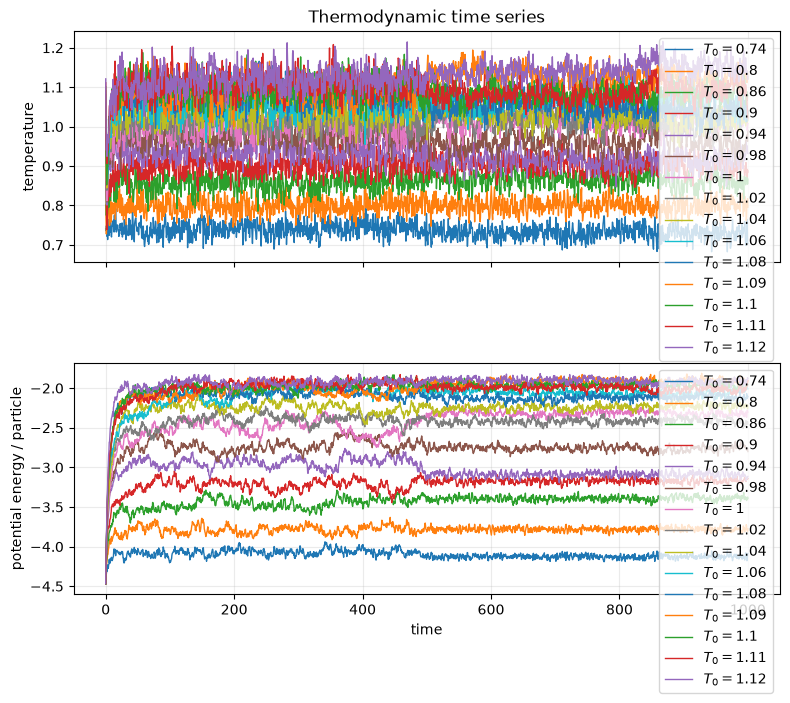
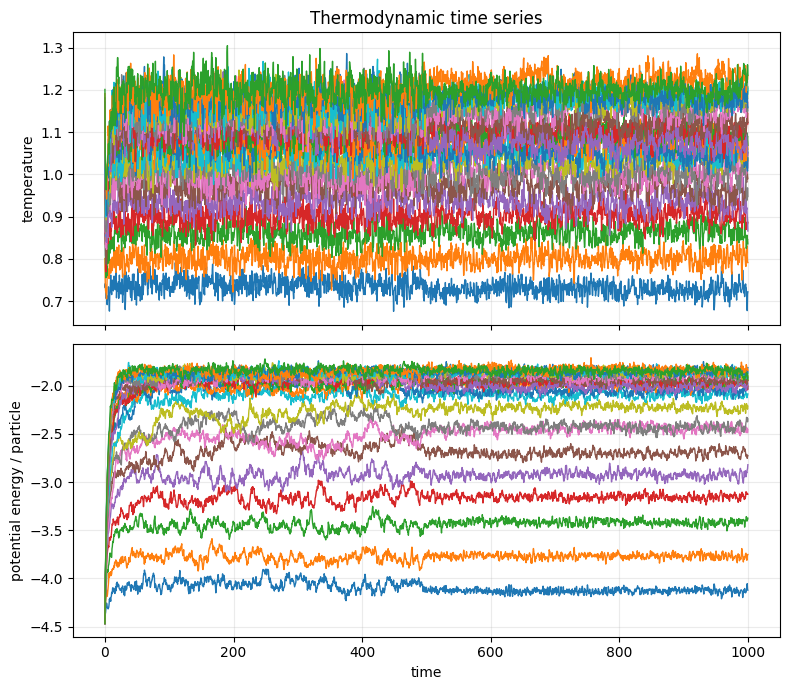
The change to this notebook cell's code, shown as a diff; its figure went from the first image to the second:
--- before
+++ after
@@ -17,10 +17,10 @@
 axes[0].set_title("Thermodynamic time series")
 axes[0].grid(alpha=0.25)
-axes[0].legend()
+#axes[0].legend()
 
 axes[1].set_xlabel("time")
 axes[1].set_ylabel("potential energy / particle")
 axes[1].grid(alpha=0.25)
-axes[1].legend()
+#axes[1].legend()
 
 fig.tight_layout()

Commit: Iana 22.7